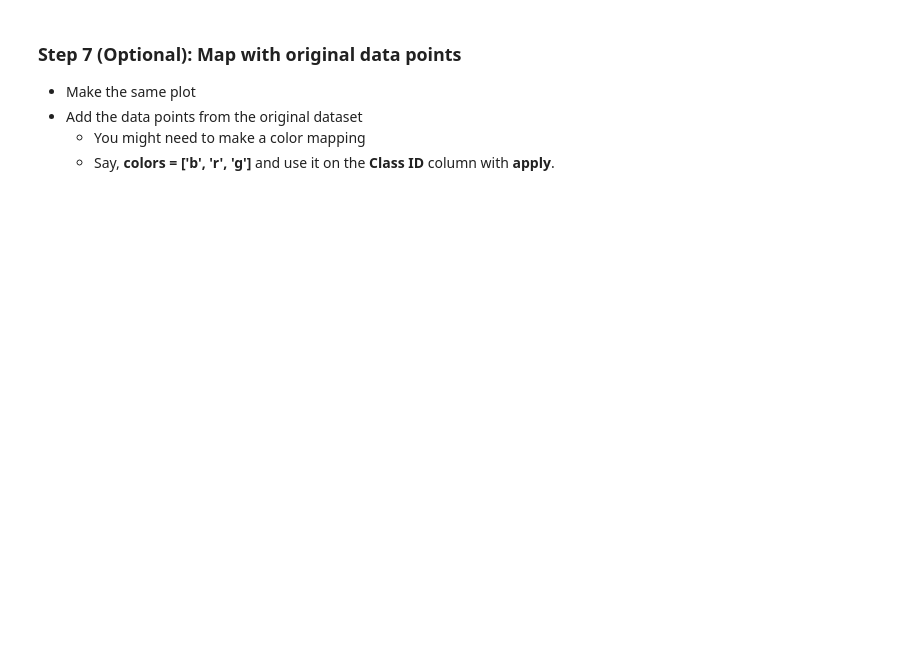
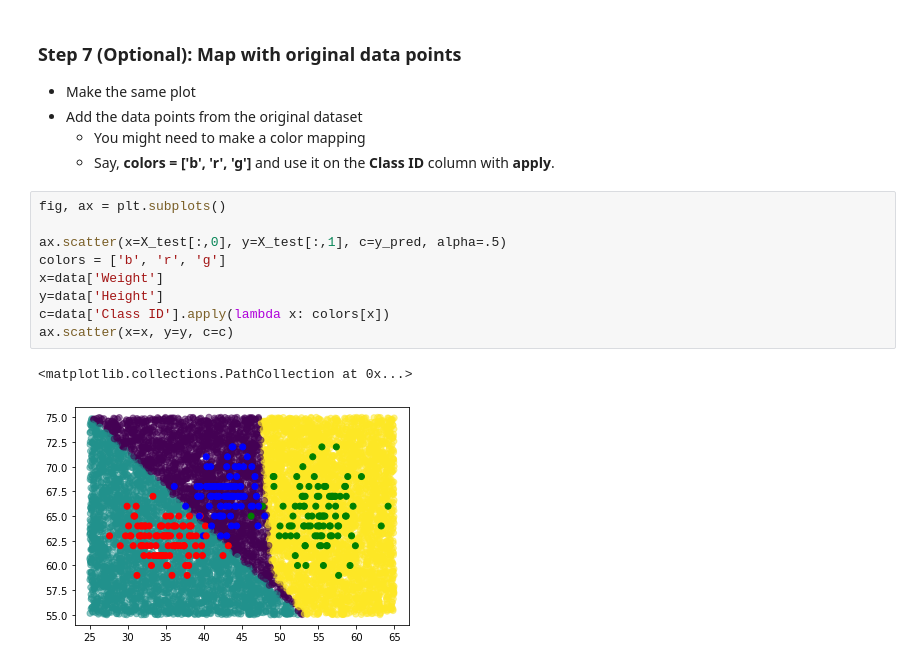
Before and after one commit to adel-nouar/ML_with_Rune, a Jupyter notebook: 02 - Project - Support Vector Classification.ipynb, the cells around one changed output. Drawn from its saved outputs; the diff is of its cells as text; blank space fills up the shorter version.

```diff
--- a/02 - Project - Support Vector Classification.ipynb
+++ b/02 - Project - Support Vector Classification.ipynb
@@ -58,3 +106,15 @@ import matplotlib.pyplot as plt
 - Add the data points from the original dataset
     - You might need to make a color mapping
     - Say, **colors = ['b', 'r', 'g']** and use it on the **Class ID** column with **apply**.
+# %%
+fig, ax = plt.subplots()
+
+ax.scatter(x=X_test[:,0], y=X_test[:,1], c=y_pred, alpha=.5)
+colors = ['b', 'r', 'g']
+x=data['Weight']
+y=data['Height']
+c=data['Class ID'].apply(lambda x: colors[x])
+ax.scatter(x=x, y=y, c=c)
+# %% [output]
+<matplotlib.collections.PathCollection at 0x...>
+[figure, added]
```
Also changed, not shown: parts of 8 cells of this notebook, 1 other file.
